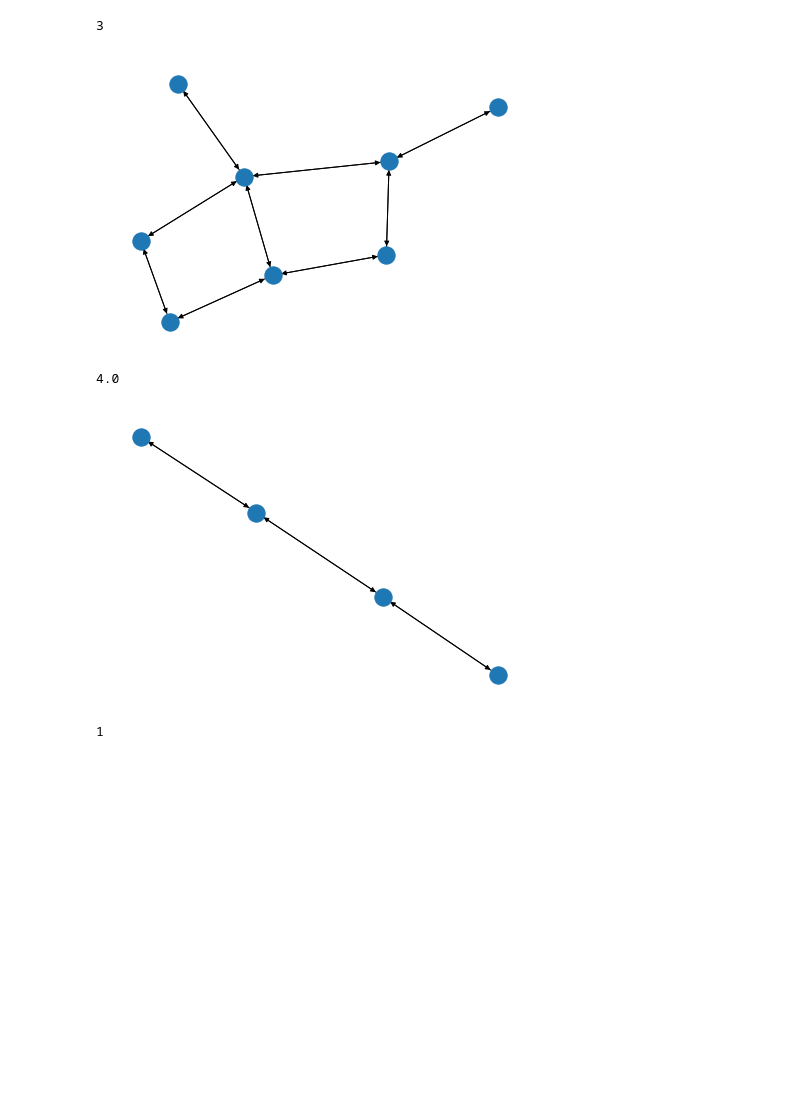
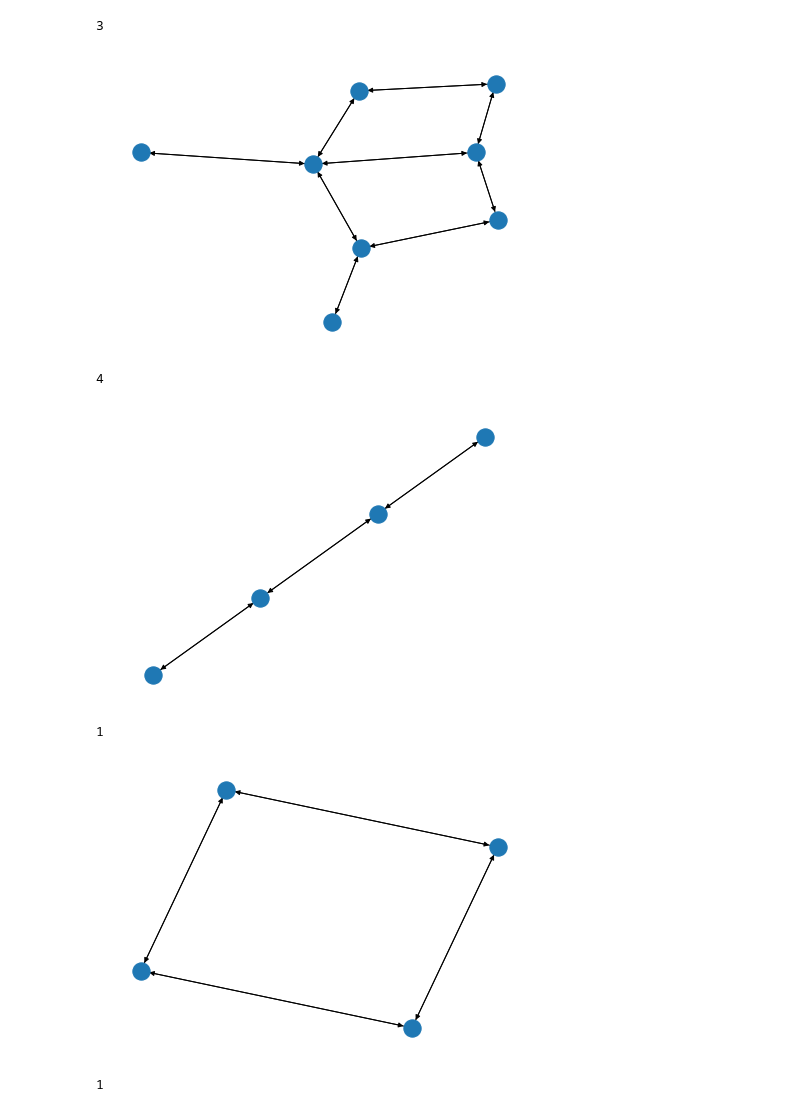
Before and after one commit to GoKuKo/WorkFromColab, a Jupyter notebook: EgyptianCubeRodUsingGraphs.ipynb, the cells around one changed output. Drawn from its saved outputs; the diff is of its cells as text; code cells hidden in the pictures; blank space fills up the shorter version.

```diff
--- a/EgyptianCubeRodUsingGraphs.ipynb
+++ b/EgyptianCubeRodUsingGraphs.ipynb
@@ -41,23 +41,37 @@ out
 # %%
 import networkx as nx
 import matplotlib.pyplot as plt
+
+def remove_supersets(sets):
+    sets = sorted(map(set, sets), key=len)
+    minimal_subsets = []
+    for s in sets:
+        if not any(minimal_subset.issubset(s) for minimal_subset in minimal_subsets):
+            minimal_subsets.append(s)
+    return minimal_subsets
 
 def maxRods(k) :
     singleRodSystem = list(set(tuple(sorted(i)) for i in k))
     g = nx.Graph()
     # add nodes inorder to see the name of each node.
     g.add_edges_from(singleRodSystem)
     dg = nx.DiGraph(g)
     nx.draw(dg)
     plt.show()
-    no_of_cycles = (len(list(nx.simple_cycles(dg)))-len(singleRodSystem))/2-1
-    double_rods = (len(k)- len(singleRodSystem))
-    return no_of_cycles + double_rods if no_of_cycles > 0 else double_rods
+    all_sets = set(tuple(sorted(l)) for l in list(nx.simple_cycles(dg)) if len(l)>2)
+    # Above all_sets contains all possible cycles in the graph but below step removes only supersets and gives subsets
+    required_sets = remove_supersets(all_sets)
+    no_of_cycles = len(required_sets)
+    double_rods = len(k)- len(singleRodSystem)
+    return no_of_cycles + double_rods
 
 print(maxRods([[42,35],[20,35],[35,20],[42,10],[10,42],[10,20],[20,45], [20,95],[95,37],[73,95],[35,73]]))
 print(maxRods([[42,35],[20,35],[35,20],[42,10]]))
+print(maxRods([[1,2],[2,3],[3,4],[4,1]]))
 # %% [output]
-[figure, old version]
+[figure, new version]
-4.0
+4
-[figure, old version]
+[figure, new version]
 1
+[figure, added]
+1
```
